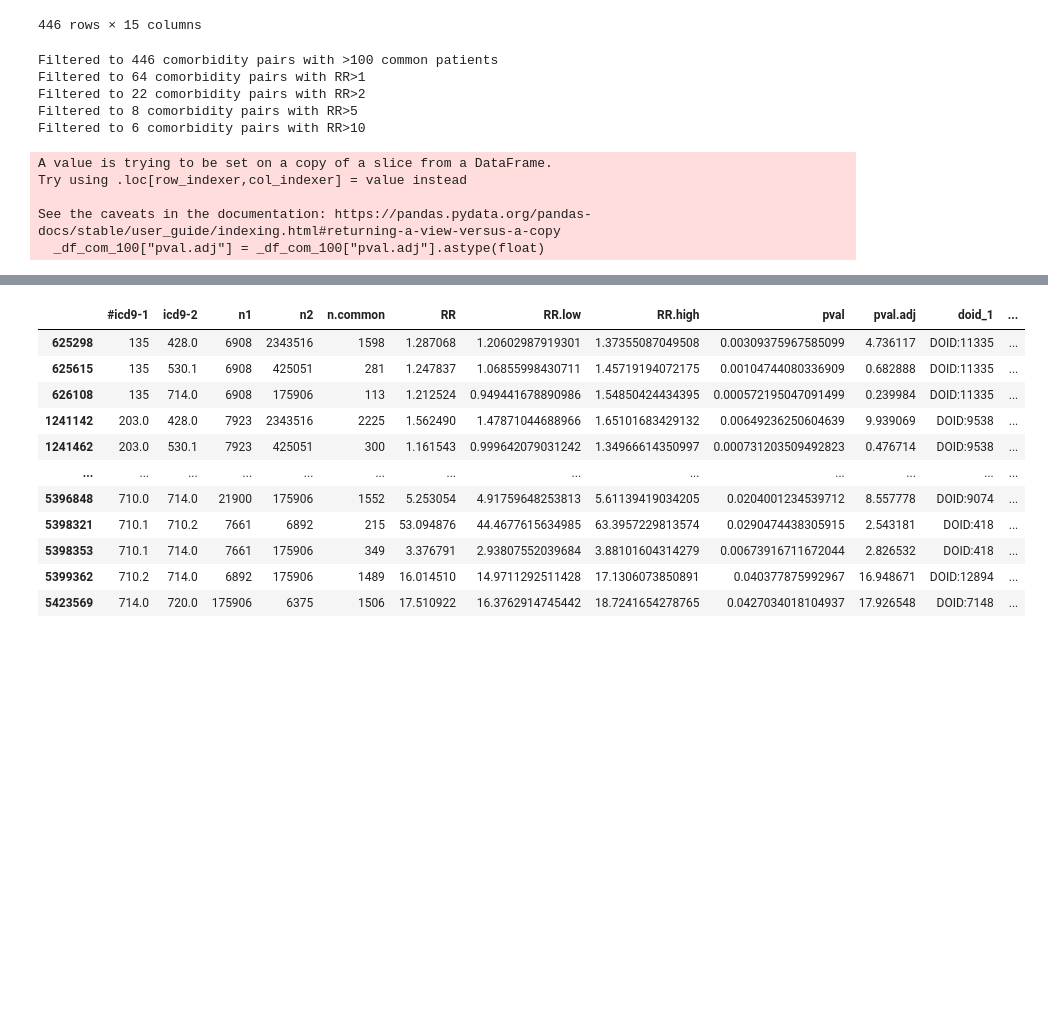
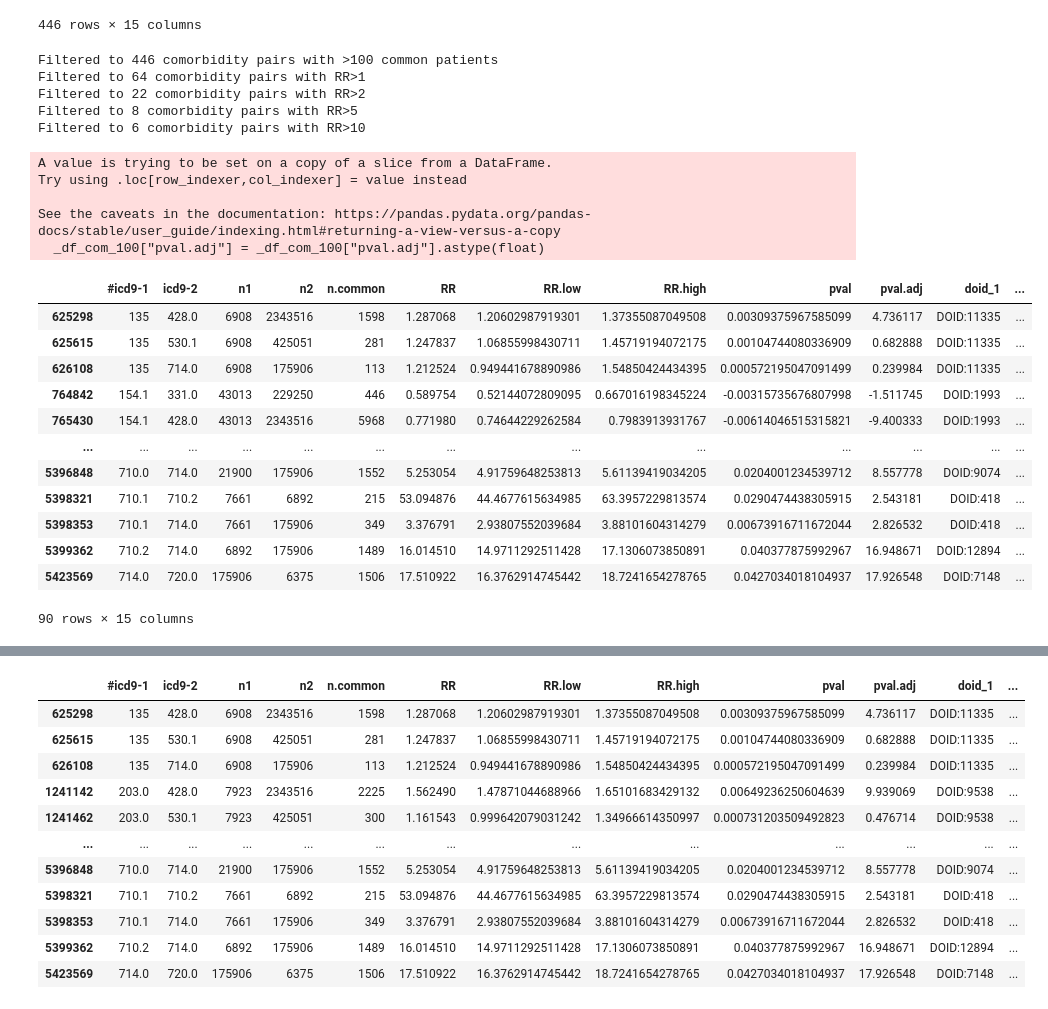
Before and after one commit to 00dylan00/scGPT_playground, a Jupyter notebook: notebooks/pipeline/06-benchmark-comorbidity.ipynb, the cells around one changed output, grey strips where cells are left out. Saved outputs shown, nothing was run; the diff lists cells and outputs as text; code cells hidden in the pictures; blank space fills up the shorter version.

```diff
--- a/notebooks/pipeline/06-benchmark-comorbidity.ipynb
+++ b/notebooks/pipeline/06-benchmark-comorbidity.ipynb
@@ -35,9 +35,11 @@ from src.utils import io
 logging.basicConfig(level=logging.INFO)
 
 # variables
-run_dir = os.path.join("..","..","outputs","run-25-09-16-02")
+# run_dir = os.path.join("..","..","outputs","run-25-09-16-02")
+run_dir = os.path.join("..", "..", "outputs", "run-25-09-13-18")  # RNA-seq
 output_dir = os.path.join(run_dir, "outputs")
 com_tsv_path = "/aloy/home/ddalton/databases/HuDiNe/AllNet5.tsv"
+embedding_type = "raw"
 
 if not os.path.exists(output_dir):
     os.makedirs(output_dir)
@@ -66,7 +68,6 @@ if not os.path.exists(output_dir):
 ) = io.load_run_output(run_dir)
 
 # load json
-
 with open(os.path.join(run_dir, "parameters.json"), "r") as f:
     parameters = json.load(f)
 
@@ -179,9 +196,11 @@ df_com
 _df_com_100 = df_com[df_com["n.common"]>100]
 print(f"Filtered to {df_com.shape[0]} comorbidity pairs with >100 common patients")
 
+_df_com_100["pval.adj"] = _df_com_100["pval.adj"].astype(float)
 
 for rr_i in [1, 2, 5, 10]:
-    _df_q = _df_com_100[(_df_com_100["RR"]>rr_i)& (_df_com_100["pval.adj"]<0.05)]
+    # _df_q = _df_com_100[(_df_com_100["RR"]>rr_i)& (_df_com_100["pval.adj"]<=0.05)]
+    _df_q = _df_com_100[(_df_com_100["RR"]>rr_i)]
     print(f"Filtered to {_df_q.shape[0]} comorbidity pairs with RR>{rr_i}")
 # %% [output]
 Filtered to 446 comorbidity pairs with >100 common patients
@@ -189,14 +208,27 @@ Filtered to 64 comorbidity pairs with RR>1
 Filtered to 22 comorbidity pairs with RR>2
 Filtered to 8 comorbidity pairs with RR>5
 Filtered to 6 comorbidity pairs with RR>10
+A value is trying to be set on a copy of a slice from a DataFrame.
+Try using .loc[row_indexer,col_indexer] = value instead
+
+See the caveats in the documentation: https://pandas.pydata.org/pandas-docs/stable/user_guide/indexing.html#returning-a-view-versus-a-copy
+  _df_com_100["pval.adj"] = _df_com_100["pval.adj"].astype(float)
-# %%
-_df_com_100["pval.adj"] = _df_com_100["pval.adj"].astype(float)
-# %% [output]
-A value is trying to be set on a copy of a slice from a DataFrame.
-Try using .loc[row_indexer,col_indexer] = value instead
-
-See the caveats in the documentation: https://pandas.pydata.org/pandas-docs/stable/user_guide/indexing.html#returning-a-view-versus-a-copy
-  _df_com_100["pval.adj"] = _df_com_100["pval.adj"].astype(float)
+# %%
+_df_com_100
+# %% [output]
+|  | #icd9-1 | icd9-2 | n1 | n2 | n.common | RR | RR.low | RR.high | pval | pval.adj | doid_1 | ... |
+| 625298 | 135 | 428.0 | 6908 | 2343516 | 1598 | 1.287068 | 1.20602987919301 | 1.37355087049508 | 0.00309375967585099 | 4.736117 | DOID:11335 | ... |
+| 625615 | 135 | 530.1 | 6908 | 425051 | 281 | 1.247837 | 1.06855998430711 | 1.45719194072175 | 0.00104744080336909 | 0.682888 | DOID:11335 | ... |
+| 626108 | 135 | 714.0 | 6908 | 175906 | 113 | 1.212524 | 0.949441678890986 | 1.54850424434395 | 0.000572195047091499 | 0.239984 | DOID:11335 | ... |
+| 764842 | 154.1 | 331.0 | 43013 | 229250 | 446 | 0.589754 | 0.52144072809095 | 0.667016198345224 | -0.00315735676807998 | -1.511745 | DOID:1993 | ... |
+| 765430 | 154.1 | 428.0 | 43013 | 2343516 | 5968 | 0.771980 | 0.74644229262584 | 0.7983913931767 | -0.00614046515315821 | -9.400333 | DOID:1993 | ... |
+| ... | ... | ... | ... | ... | ... | ... | ... | ... | ... | ... | ... | ... |
+| 5396848 | 710.0 | 714.0 | 21900 | 175906 | 1552 | 5.253054 | 4.91759648253813 | 5.61139419034205 | 0.0204001234539712 | 8.557778 | DOID:9074 | ... |
+| 5398321 | 710.1 | 710.2 | 7661 | 6892 | 215 | 53.094876 | 44.4677615634985 | 63.3957229813574 | 0.0290474438305915 | 2.543181 | DOID:418 | ... |
+| 5398353 | 710.1 | 714.0 | 7661 | 175906 | 349 | 3.376791 | 2.93807552039684 | 3.88101604314279 | 0.00673916711672044 | 2.826532 | DOID:418 | ... |
+| 5399362 | 710.2 | 714.0 | 6892 | 175906 | 1489 | 16.014510 | 14.9711292511428 | 17.1306073850891 | 0.040377875992967 | 16.948671 | DOID:12894 | ... |
+| 5423569 | 714.0 | 720.0 | 175906 | 6375 | 1506 | 17.510922 | 16.3762914745442 | 18.7241654278765 | 0.0427034018104937 | 17.926548 | DOID:7148 | ... |
+90 rows × 15 columns
 # %%
 # _df_com_100 = df_com[df_com["n.common"]>100]
 print(f"Filtered to {df_com.shape[0]} comorbidity pairs with >100 common patients")
```
Also changed, not shown: parts of 28 cells of this notebook, 8 other files.
